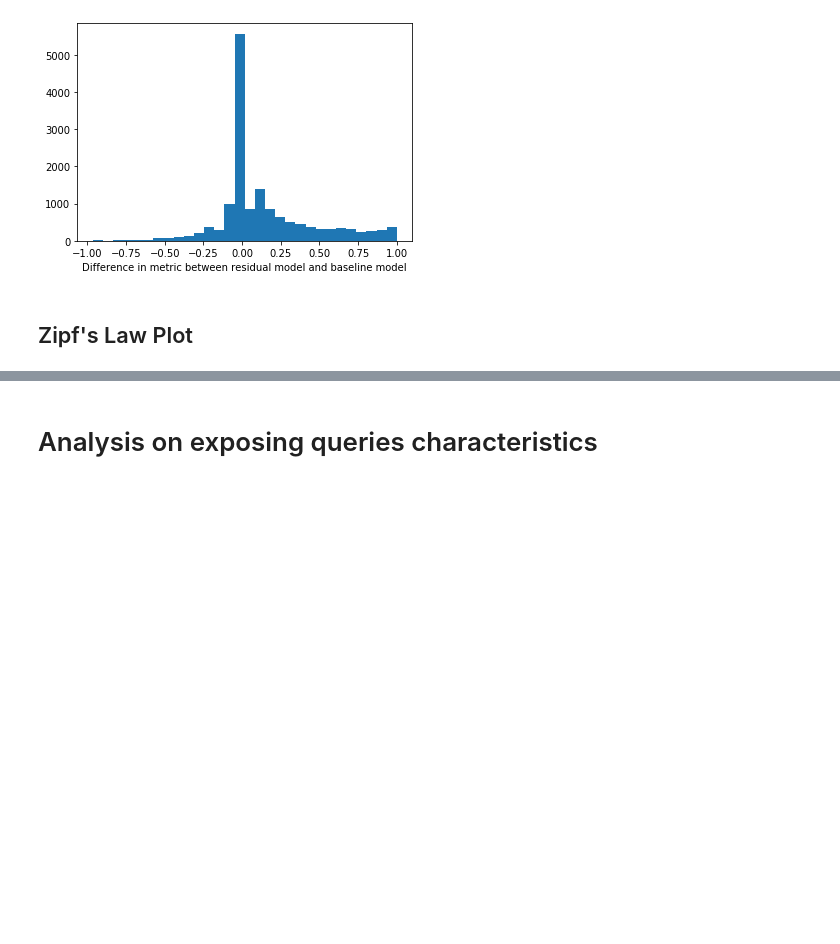
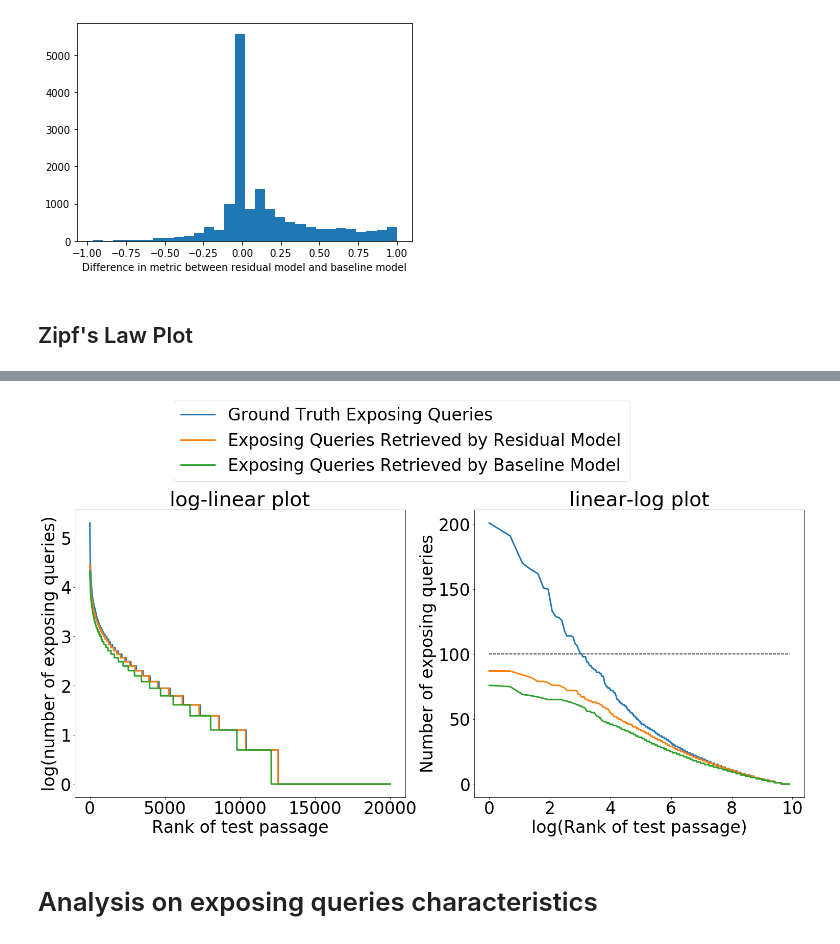
Before and after one commit to Chipxiang/search-exposure, a Jupyter notebook: visualization/final_plots.ipynb, the cells around one changed output, grey strips where cells are left out. Drawn from its saved outputs; the diff is of its cells as text; code cells hidden in the pictures; blank space fills up the shorter version.

```diff
--- a/visualization/final_plots.ipynb
+++ b/visualization/final_plots.ipynb
@@ -141,3 +487,32 @@ plot_zipf(results, true_dict_100)
+# %%
+def two_semi_log_plots(x_rank_log_lin, true_log_lin, model_log_lin, base_log_lin, ref_log_lin, x_ran_lin_log, true_lin_log, model_lin_log, base_lin_log, ref_lin_log):
+    n=len(x_ran_lin_log)
+    plt.rcParams.update({'font.size': 33})
+    plt.rcParams.update({'figure.autolayout': False})
+    fig, axs = plt.subplots(1, 2,figsize=(21,12))
+    axs[0].plot(x_rank_log_lin, true_log_lin, label="Ground Truth Exposing Queries",color="tab:blue",linewidth=3.0)
+    axs[0].plot(x_rank_log_lin,model_log_lin,label="Exposing Queries Retrieved by Residual Model",color="tab:orange",linewidth=3.0,linestyle="-")
+    axs[0].plot(x_rank_log_lin,base_log_lin,label="Exposing Queries Retrieved by Baseline Model",color="tab:green",linestyle="-",linewidth=3.0)
+#     axs[0].hlines(np.log(100), 1, n, linestyles='dashed')
+    axs[0].set_xlabel("Rank of test passage")
+    axs[0].set_ylabel("log(number of exposing queries)")
+    axs[0].set_title("log-linear plot")
+    axs[0].legend(bbox_to_anchor=(0.3, 1.1, 1.38, 1.5), loc='lower left',
+           ncol=1, mode="expand", borderaxespad=0.)
+    axs[1].plot(x_ran_lin_log, true_lin_log,color="tab:blue",linewidth=3.0)
+    axs[1].plot(x_ran_lin_log,model_lin_log,color="tab:orange",linewidth=3.0,linestyle="-")
+    axs[1].plot(x_ran_lin_log,base_lin_log,color="tab:green",linestyle="-",linewidth=3.0)
+    axs[1].hlines(100, np.log(1), np.log(n), linestyles='dashed')
+    axs[1].set_xlabel("log(Rank of test passage)")
+    axs[1].set_ylabel("Number of exposing queries")
+    axs[1].set_title("linear-log plot")
+    fig.tight_layout(pad=0)
+    plt.savefig("semi_log.pdf",dpi=2400, bbox_inches = 'tight')
+    plt.show()
+# %%
+two_semi_log_plots(x_rank_log_lin, true_log_lin, model_log_lin, base_log_lin, ref_log_lin, x_ran_lin_log, true_lin_log, model_lin_log, base_lin_log, ref_lin_log)
+# %% [output]
+[figure, added]
 # %% [markdown]
 # Analysis on exposing queries characteristics
 # %%
```
Also changed, not shown: parts of 47 cells of this notebook, 5 other files.
